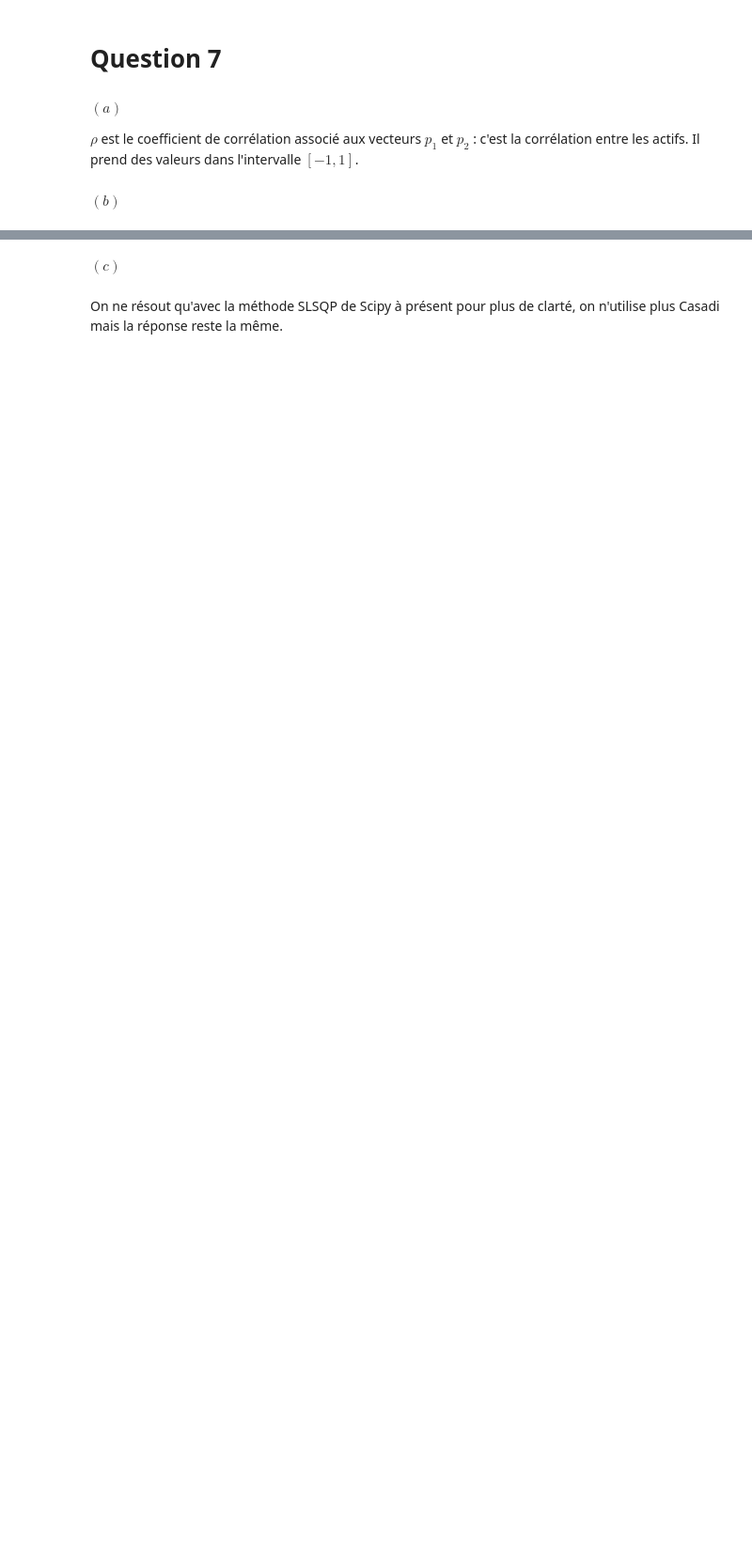
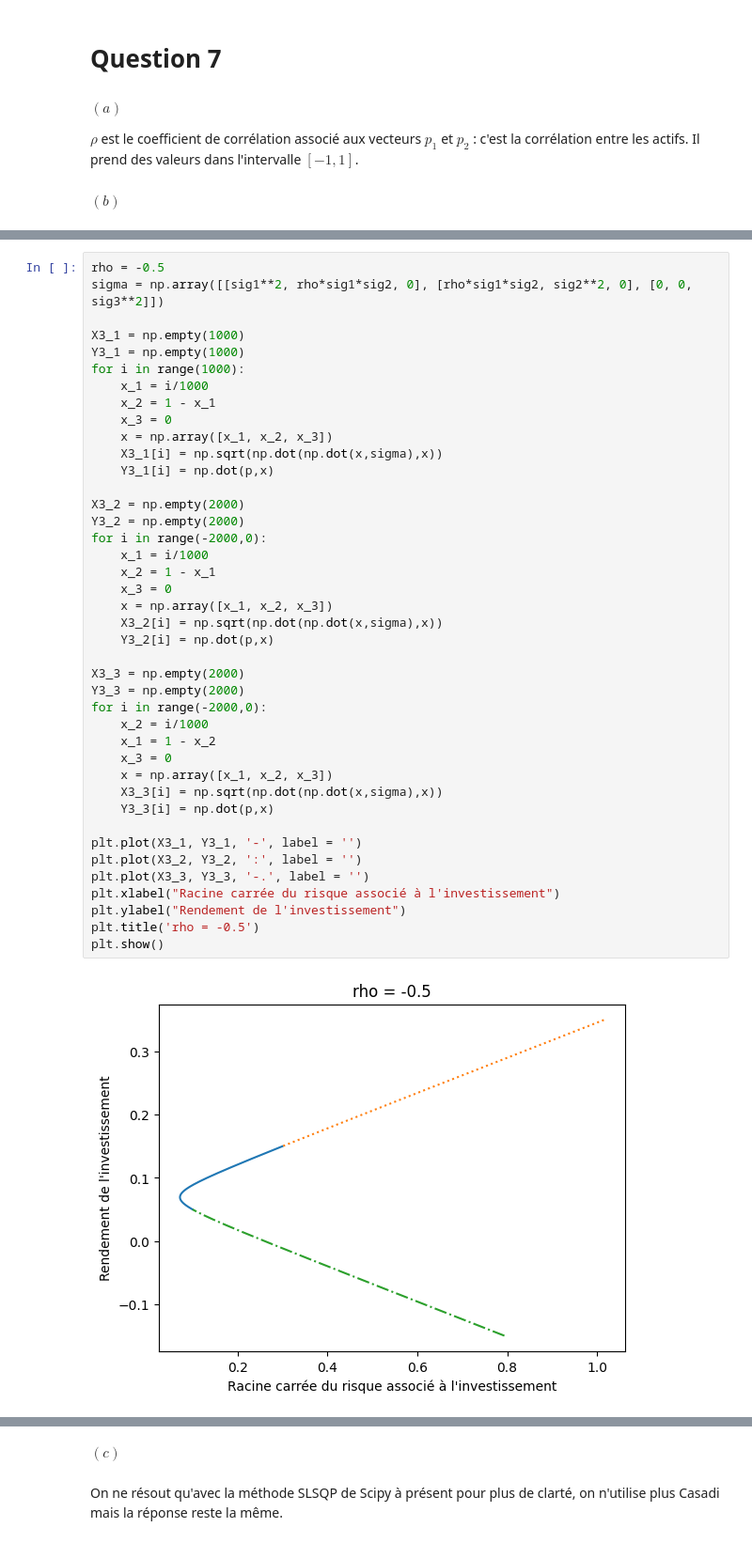
Before and after one commit to valoche3/projet_optim, a Jupyter notebook: partie_elyes.ipynb, the cells around one changed output, grey strips where cells are left out. Shown at 94% size. Saved outputs shown, nothing was run; the diff lists cells and outputs as text; blank space fills up the shorter version.

```diff
--- a/partie_elyes.ipynb
+++ b/partie_elyes.ipynb
@@ -158,0 +244,43 @@ $(b)$
+# %%
+rho = -0.5
+sigma = np.array([[sig1**2, rho*sig1*sig2, 0], [rho*sig1*sig2, sig2**2, 0], [0, 0, sig3**2]])
+
+X3_1 = np.empty(1000)
+Y3_1 = np.empty(1000)
+for i in range(1000):
+    x_1 = i/1000
+    x_2 = 1 - x_1
+    x_3 = 0
+    x = np.array([x_1, x_2, x_3])
+    X3_1[i] = np.sqrt(np.dot(np.dot(x,sigma),x))
+    Y3_1[i] = np.dot(p,x)
+
+X3_2 = np.empty(2000)
+Y3_2 = np.empty(2000)
+for i in range(-2000,0):
+    x_1 = i/1000
+    x_2 = 1 - x_1
+    x_3 = 0
+    x = np.array([x_1, x_2, x_3])
+    X3_2[i] = np.sqrt(np.dot(np.dot(x,sigma),x))
+    Y3_2[i] = np.dot(p,x)
+
+X3_3 = np.empty(2000)
+Y3_3 = np.empty(2000)
+for i in range(-2000,0):
+    x_2 = i/1000
+    x_1 = 1 - x_2
+    x_3 = 0
+    x = np.array([x_1, x_2, x_3])
+    X3_3[i] = np.sqrt(np.dot(np.dot(x,sigma),x))
+    Y3_3[i] = np.dot(p,x)
+
+plt.plot(X3_1, Y3_1, '-', label = '')
+plt.plot(X3_2, Y3_2, ':', label = '')
+plt.plot(X3_3, Y3_3, '-.', label = '')
+plt.xlabel("Racine carrée du risque associé à l'investissement")
+plt.ylabel("Rendement de l'investissement")
+plt.title('rho = -0.5')
+plt.show()
+# %% [output]
+[figure, added]
```
Also changed, not shown: parts of 29 cells of this notebook.
